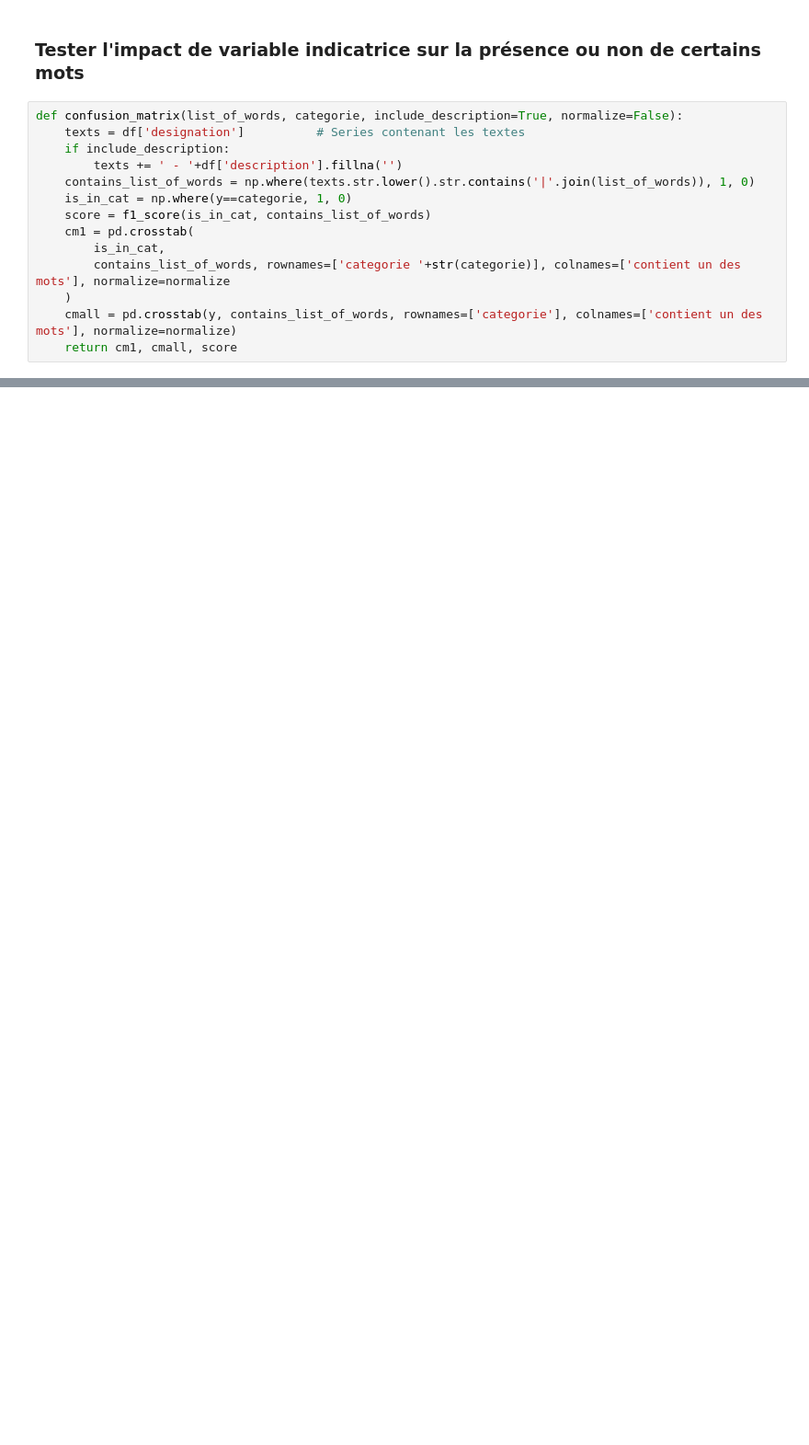
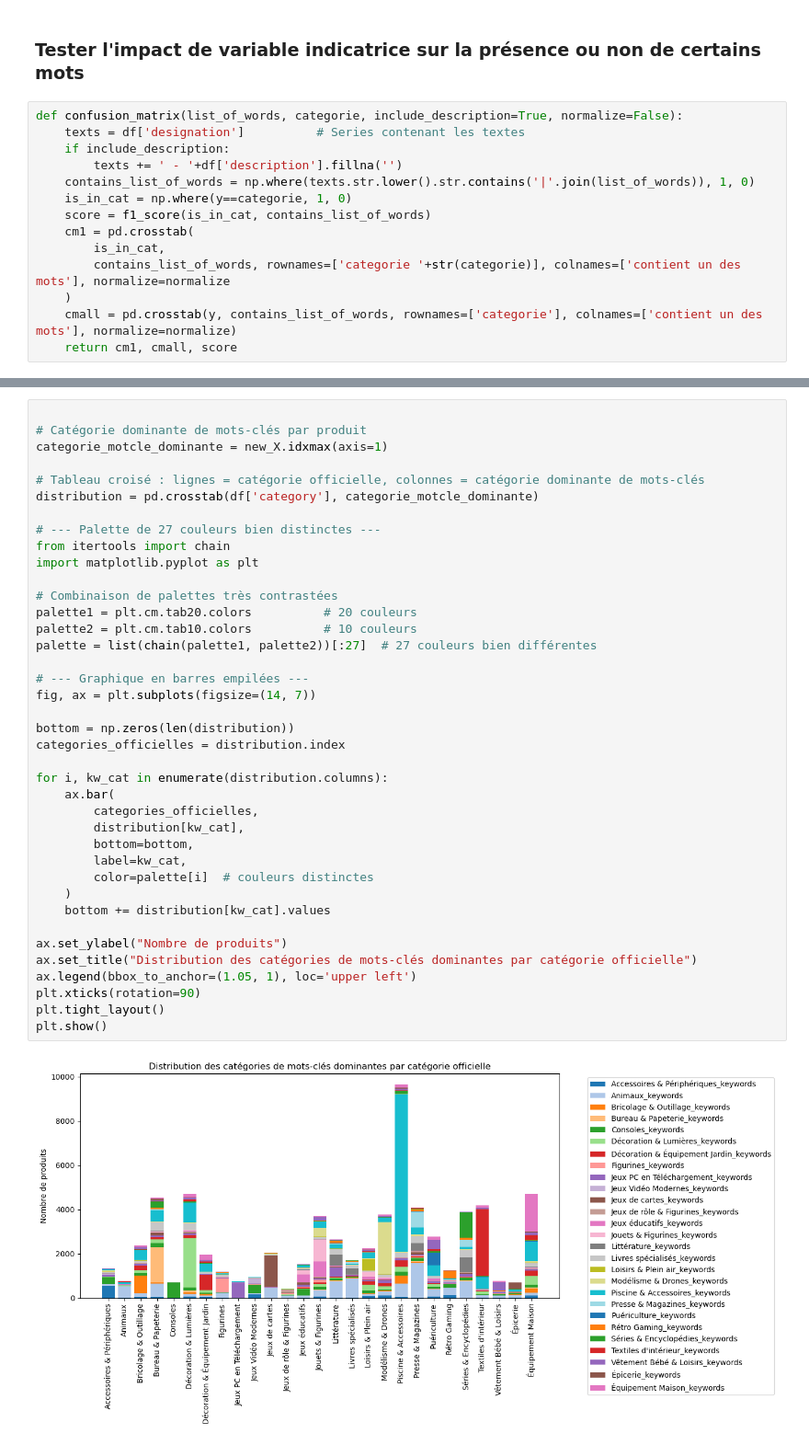
Before and after one commit to beautiful-pixel/DS_rakuten, a Jupyter notebook: exploration_liste_de_mots.ipynb, the cells around one changed output, grey strips where cells are left out. Shown at 92% size. Cells and saved outputs as stored; diff of their text form; blank space fills up the shorter version.

```diff
--- a/exploration_liste_de_mots.ipynb
+++ b/exploration_liste_de_mots.ipynb
@@ -97,0 +208,41 @@ f1 score : 0.37645416472778037
+# %%
+
+# Catégorie dominante de mots-clés par produit
+categorie_motcle_dominante = new_X.idxmax(axis=1)
+
+# Tableau croisé : lignes = catégorie officielle, colonnes = catégorie dominante de mots-clés
+distribution = pd.crosstab(df['category'], categorie_motcle_dominante)
+
+# --- Palette de 27 couleurs bien distinctes ---
+from itertools import chain
+import matplotlib.pyplot as plt
+
+# Combinaison de palettes très contrastées
+palette1 = plt.cm.tab20.colors          # 20 couleurs
+palette2 = plt.cm.tab10.colors          # 10 couleurs
+palette = list(chain(palette1, palette2))[:27]  # 27 couleurs bien différentes
+
+# --- Graphique en barres empilées ---
+fig, ax = plt.subplots(figsize=(14, 7))
+
+bottom = np.zeros(len(distribution))
+categories_officielles = distribution.index
+
+for i, kw_cat in enumerate(distribution.columns):
+    ax.bar(
+        categories_officielles,
+        distribution[kw_cat],
+        bottom=bottom,
+        label=kw_cat,
+        color=palette[i]  # couleurs distinctes
+    )
+    bottom += distribution[kw_cat].values
+
+ax.set_ylabel("Nombre de produits")
+ax.set_title("Distribution des catégories de mots-clés dominantes par catégorie officielle")
+ax.legend(bbox_to_anchor=(1.05, 1), loc='upper left')
+plt.xticks(rotation=90)
+plt.tight_layout()
+plt.show()
+# %% [output]
+[figure, added]
```
Also changed, not shown: parts of 10 cells of this notebook.
